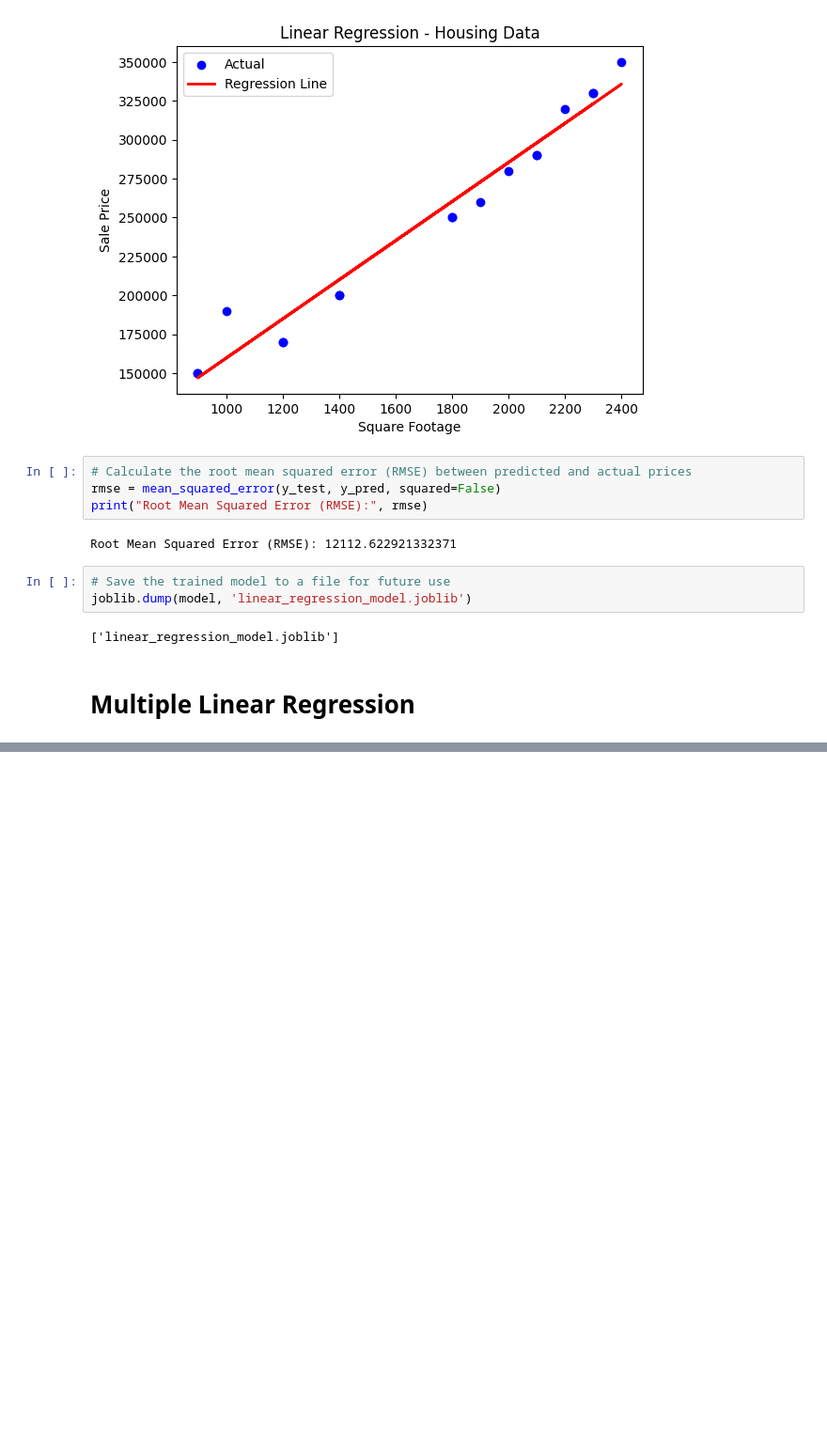
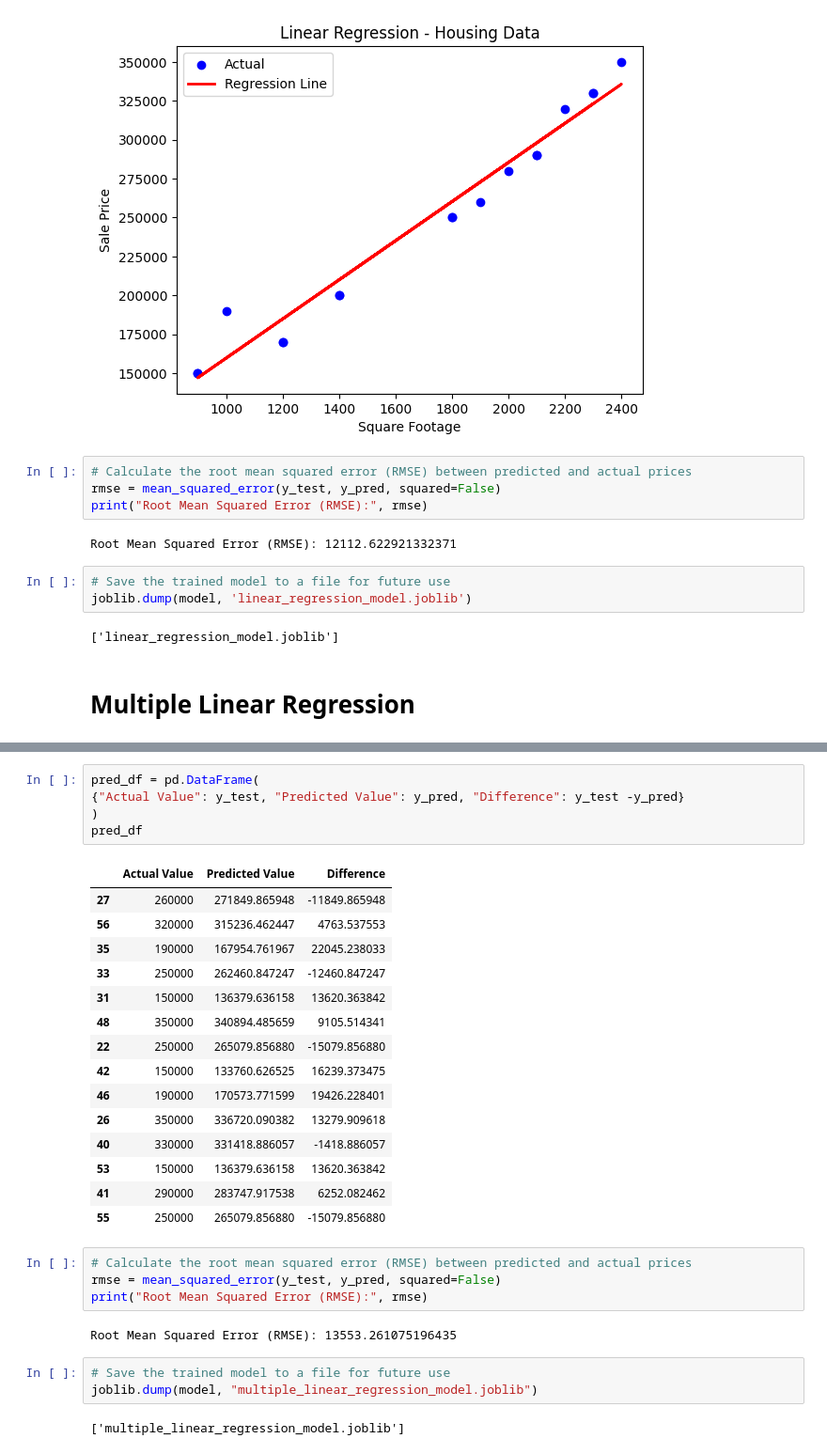
Before and after one commit to ambitama-poddar/EPayLater_assignment, a Jupyter notebook: Task1/housing_data.ipynb, the cells around one changed output, grey strips where cells are left out. Shown at 94% size. Cells and saved outputs as stored; diff of their text form; blank space fills up the shorter version.

```diff
--- a/Task1/housing_data.ipynb
+++ b/Task1/housing_data.ipynb
@@ -116,0 +172,32 @@ model = LinearRegression()
+# %%
+pred_df = pd.DataFrame(
+{"Actual Value": y_test, "Predicted Value": y_pred, "Difference": y_test -y_pred}
+)
+pred_df
+# %% [output]
+|  | Actual Value | Predicted Value | Difference |
+| 27 | 260000 | 271849.865948 | -11849.865948 |
+| 56 | 320000 | 315236.462447 | 4763.537553 |
+| 35 | 190000 | 167954.761967 | 22045.238033 |
+| 33 | 250000 | 262460.847247 | -12460.847247 |
+| 31 | 150000 | 136379.636158 | 13620.363842 |
+| 48 | 350000 | 340894.485659 | 9105.514341 |
+| 22 | 250000 | 265079.856880 | -15079.856880 |
+| 42 | 150000 | 133760.626525 | 16239.373475 |
+| 46 | 190000 | 170573.771599 | 19426.228401 |
+| 26 | 350000 | 336720.090382 | 13279.909618 |
+| 40 | 330000 | 331418.886057 | -1418.886057 |
+| 53 | 150000 | 136379.636158 | 13620.363842 |
+| 41 | 290000 | 283747.917538 | 6252.082462 |
+| 55 | 250000 | 265079.856880 | -15079.856880 |
+# %%
+# Calculate the root mean squared error (RMSE) between predicted and actual prices
+rmse = mean_squared_error(y_test, y_pred, squared=False)
+print("Root Mean Squared Error (RMSE):", rmse)
+# %% [output]
+Root Mean Squared Error (RMSE): 13553.261075196435
+# %%
+# Save the trained model to a file for future use
+joblib.dump(model, "multiple_linear_regression_model.joblib")
+# %% [output]
+['multiple_linear_regression_model.joblib']
```
Also changed, not shown: parts of 14 cells of this notebook.
